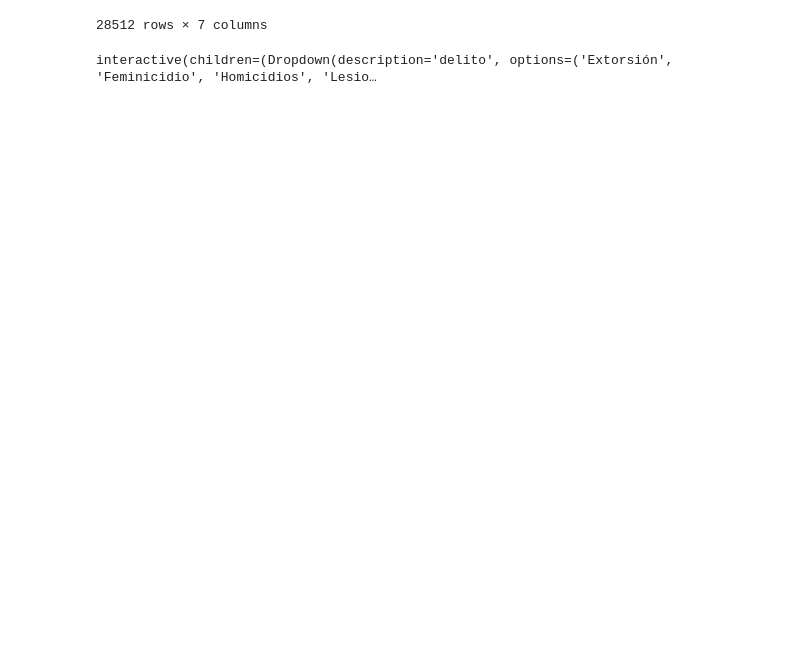
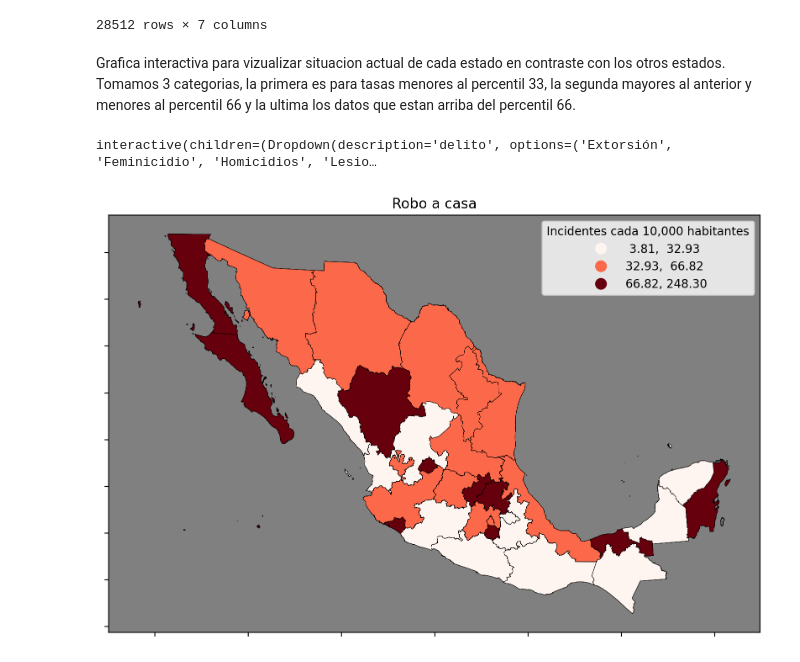
Before and after one commit to la-ciencia-del-delito/semaforo-delictivo, a Jupyter notebook: ETL/03_EDA_mapas.ipynb, the cells around one changed output. Saved outputs shown, nothing was run; the diff lists cells and outputs as text; code cells hidden in the pictures; blank space fills up the shorter version.

Commit message:
actualizacion diccionarios y eda mapas

```diff
--- a/ETL/03_EDA_mapas.ipynb
+++ b/ETL/03_EDA_mapas.ipynb
@@ -76,6 +82,8 @@ geometrias
 | 28510 | 2023 | Zacatecas | POLYGON ((2515182.307 1441549.749... | 1675298 | Violación | 122 | 7.282286 |
 | 28511 | 2023 | Zacatecas | POLYGON ((2515182.307 1441549.749... | 1675298 | Violencia familiar | 2834 | 169.163934 |
 28512 rows × 7 columns
+# %% [markdown]
+Grafica interactiva para vizualizar situacion actual de cada estado en contraste con los otros estados. Tomamos 3 categorias, la primera es para tasas menores al percentil 33, la segunda mayores al anterior y menores al percentil 66 y la ultima los datos que estan arriba del percentil 66.
 # %%
 warnings.filterwarnings("ignore")
 def graficar_mapa(delito, año = 2022):
@@ -101,3 +111,26 @@ def graficar_mapa(delito, año = 2022):
 widgets.interact(graficar_mapa, delito = geometrias.delito_semaforo.unique(), año = range(2015, 2023));
 # %% [output]
 interactive(children=(Dropdown(description='delito', options=('Extorsión', 'Feminicidio', 'Homicidios', 'Lesio…
+# %%
+#Un ejemplo de los mapas de arriba
+fig, ax = plt.subplots(1,1, figsize = (10,10), dpi = 200)
+
+vista = geometrias[(geometrias['delito_semaforo'] == 'Robo a casa') & (geometrias['anio'] == 2020)]
+
+vista.plot(column = 'incidentes_per_10000_hab',
+           scheme = 'quantiles',
+           k = 3,
+           legend=True,
+           cmap='Reds',
+           ax = ax,
+           edgecolor='black',
+           linewidth=0.3)
+
+leg = ax.get_legend()
+leg.set_title("Incidentes cada 10,000 habitantes")
+ax.set_title('Robo a casa')
+ax.set_xticklabels([])
+ax.set_yticklabels([])
+ax.set_facecolor('grey')
+# %% [output]
+[figure, added]
```
Also changed, not shown: parts of 5 cells of this notebook, 4 other files.
